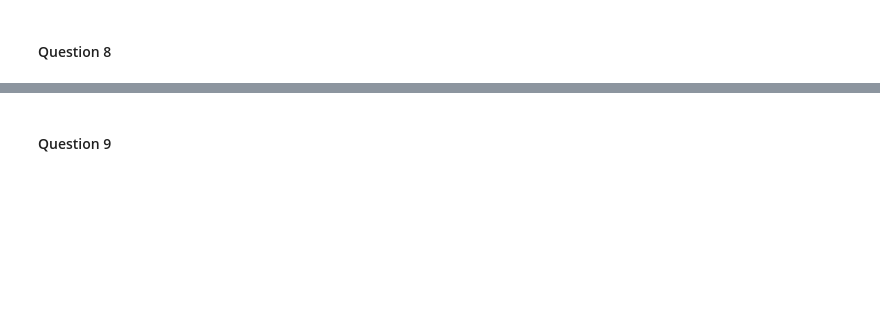
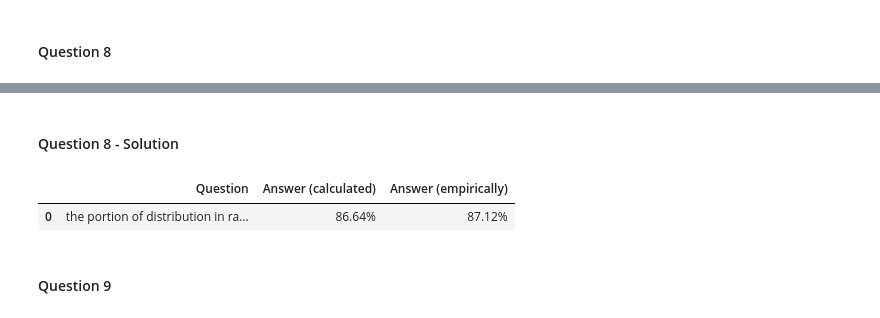
Before and after one commit to OmerKriger/DataSciencePython-PreprocessingData, a Jupyter notebook: assignment2-task2.ipynb, the cells around one changed output, grey strips where cells are left out. Saved outputs shown, nothing was run; the diff lists cells and outputs as text; code cells hidden in the pictures; blank space fills up the shorter version.

```diff
--- a/assignment2-task2.ipynb
+++ b/assignment2-task2.ipynb
@@ -62,2 +168,19 @@ df.info()
+# %% [markdown]
+#### Question 8 - Solution
+# %%
+mu, sigma, n = 10, 5, 1000 # mean and standard
+low , high = 2.5 , 17.5 # low and high in range
+sample = np.random.normal(mu, sigma, n) # take sample
+mean,std = sample.mean(), sample.std() # calc mean and std of sample
+Zcalc = (low-mu)/sigma
+Zempir = (low-mean)/std
+calculated = np.float64(1-(nd().cdf(Zcalc)*2))
+empirically = np.float64(1-(nd().cdf(Zempir)*2))
+calculated = str(calculated.round(4)*100)
+empirically = str(empirically.round(4)*100)
+pd.DataFrame([('the portion of distribution in range (2.5, 17.5)',calculated + '%',empirically + '%')],columns = ['Question','Answer (calculated)','Answer (empirically)'])
+# %% [output]
+|  | Question | Answer (calculated) | Answer (empirically) |
+| 0 | the portion of distribution in ra... | 86.64% | 87.12% |
 # %% [markdown]
 #### Question 9
```
Also changed, not shown: parts of 42 cells of this notebook.
